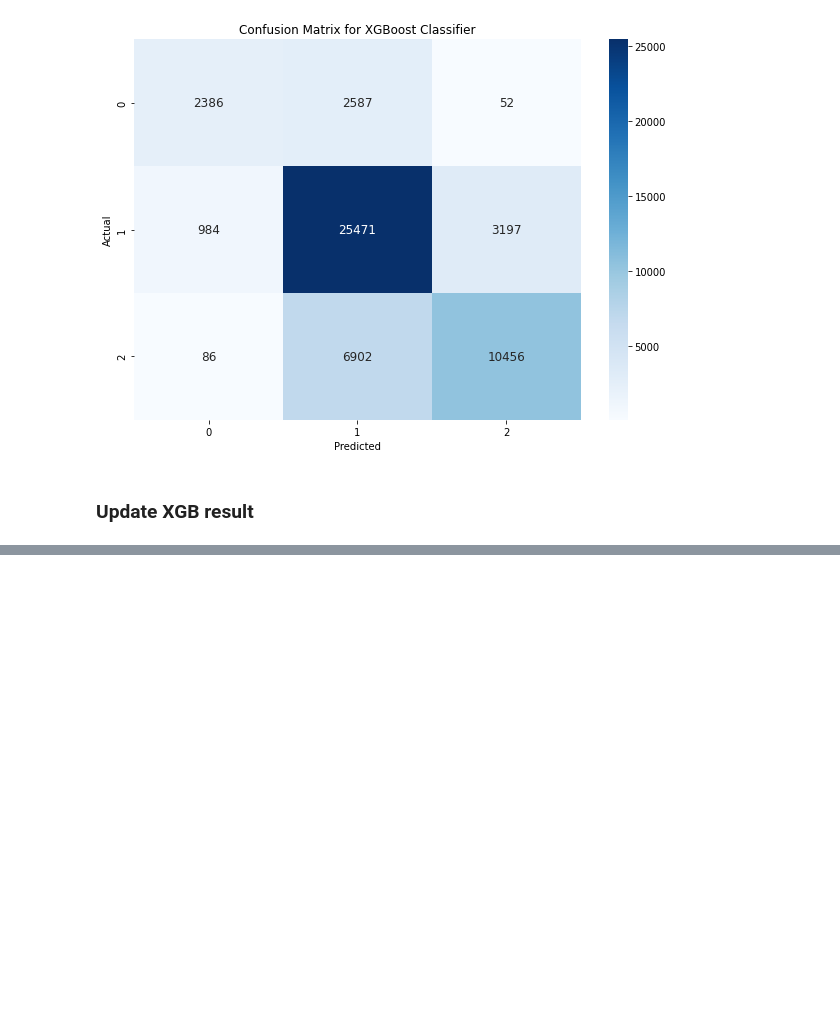
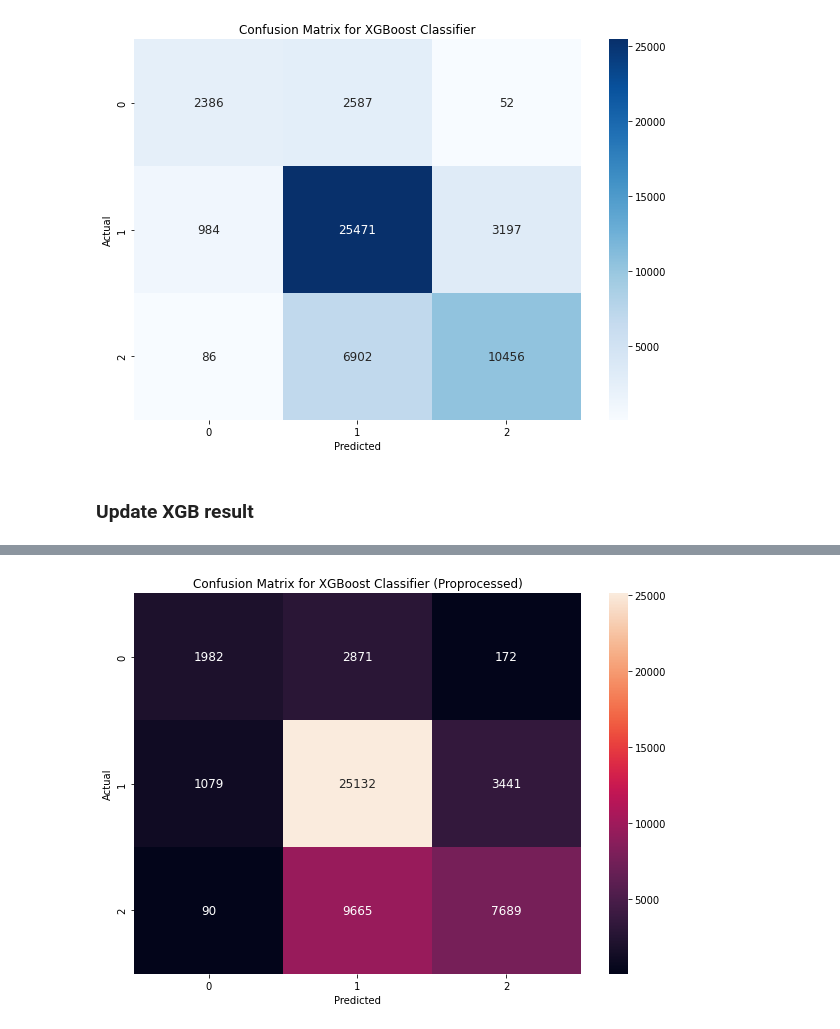
Before and after one commit to ReiannaLiu/Modeling-Earthquake-Damage, a Jupyter notebook: Modeling/XGBoost_modeling.ipynb, the cells around one changed output, grey strips where cells are left out. Cells and saved outputs as stored; diff of their text form; code cells hidden in the pictures; blank space fills up the shorter version.

```diff
--- a/Modeling/XGBoost_modeling.ipynb
+++ b/Modeling/XGBoost_modeling.ipynb
@@ -158,0 +161,22 @@ result_df.to_csv('../Resources/Datasets/results.csv')
+# %%
+X_train = pd.read_csv('../Resources/Datasets/X_train_processed.csv', header = None)
+X_test = pd.read_csv('../Resources/Datasets/X_test_processed.csv', header = None)
+y_train = pd.read_csv('../Resources/Datasets/y_train_processed.csv', index_col='building_id')
+y_test = pd.read_csv('../Resources/Datasets/y_test_processed.csv', index_col='building_id')
+
+y_train = y_train - 1
+y_test = y_test - 1
+y_train = y_train.values.ravel()
+y_test = y_test.values.ravel()
+
+
+
+xgb = XGBClassifier(objective='multi:softmax', num_class=3, n_estimators=100, max_depth=10, learning_rate=0.1, n_jobs=-1, verbosity=0)
+
+
+xgb.fit(X_train, y_train)
+pred = xgb.predict(X_test)
+
+
+cm = confusion_matrix(y_test, xgb.predict(X_test))
+print(classification_report(y_test, pred))
@@ -158,0 +193,11 @@ result_df.to_csv('../Resources/Datasets/results.csv')
+# %%
+data = confusion_matrix(y_test, pred)
+cm = pd.DataFrame(data, columns=np.unique(y_test), index = np.unique(y_test))
+cm.index.name = 'Actual'
+cm.columns.name = 'Predicted'
+plt.figure(figsize = (10,7))
+sns.heatmap(cm, annot=True, fmt="d", annot_kws={"size": 12})
+plt.title("Confusion Matrix for XGBoost Classifier (Proprocessed)")
+plt.show()
+# %% [output]
+[figure, added]
```
Also changed, not shown: parts of 6 cells of this notebook, 1 other file.
